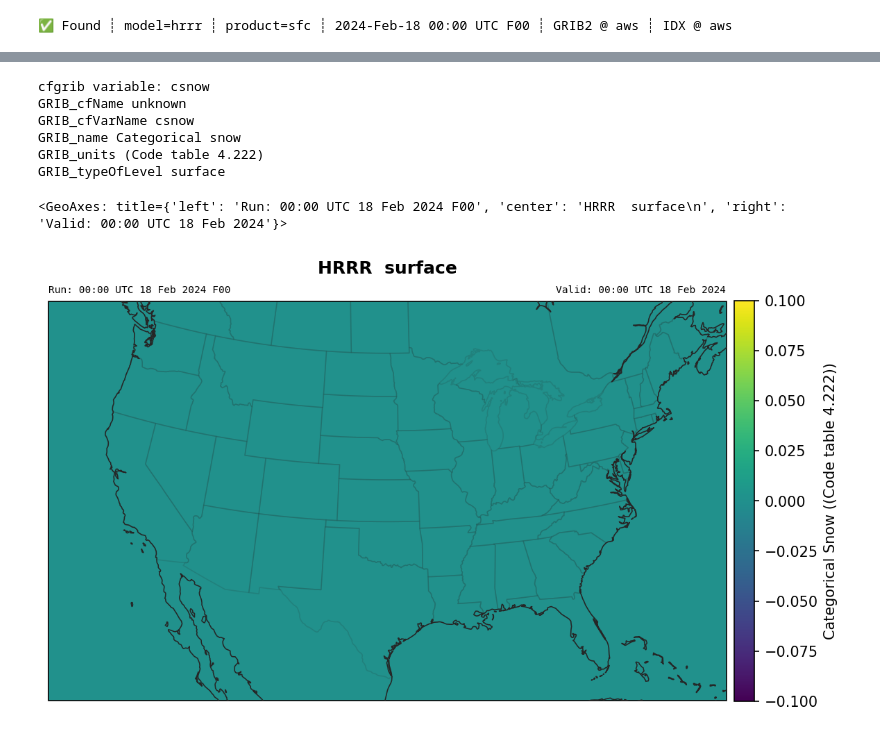
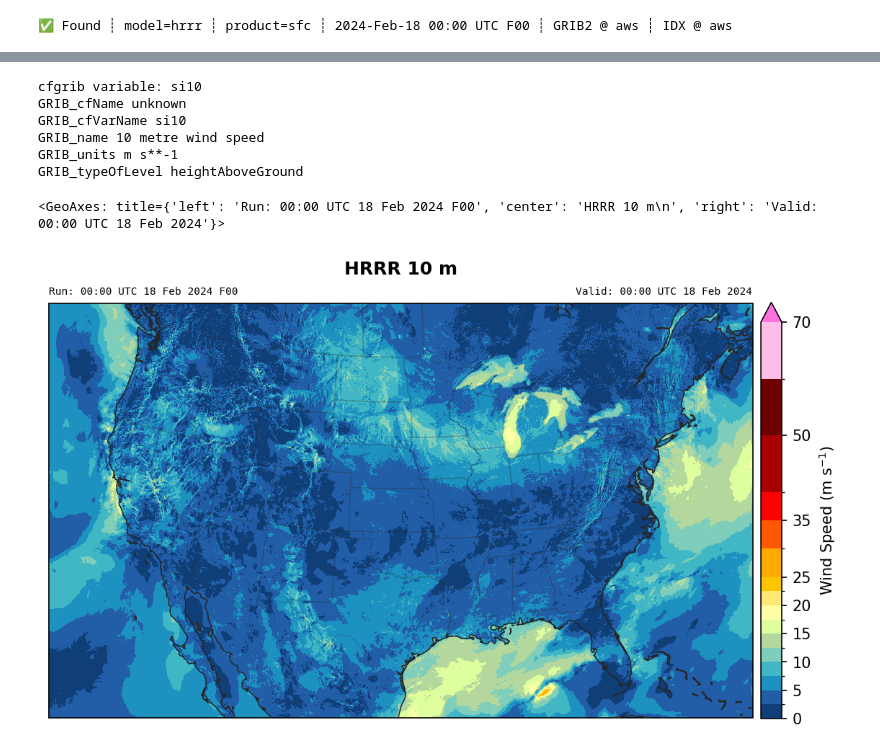
Before and after one commit to jakes44/skagit-met, a Jupyter notebook: herbie_exploration.ipynb, the cells around one changed output, grey strips where cells are left out. Cells and saved outputs as stored; diff of their text form; code cells hidden in the pictures.

Commit message:
Updated herbie exploration

```diff
--- a/herbie_exploration.ipynb
+++ b/herbie_exploration.ipynb
@@ -10,6 +9,9 @@ h = Herbie('2024-02-18')
 # %% [output]
 ✅ Found ┊ model=hrrr ┊ product=sfc ┊ 2024-Feb-18 00:00 UTC F00 ┊ GRIB2 @ aws ┊ IDX @ aws
 # %%
-ds = h.xarray(r":03TOT")
-ds
+# ds = h.xarray(r":03TOT")
+# ds
+
+wind = h.xarray(r":WIND")
+wind.si10
 # %% [output]
@@ -17,33 +35,34 @@ FileNotFoundError: [Errno 2] No such file or directory: '/Users/jesse/data/hrrr/
 # %%
 # ax = EasyMap("110m", crs=ds.herbie.crs, figsize=[10, 8]).STATES().ax
 
 # p = ax.pcolormesh(
 #     ds.longitude,
 #     ds.latitude,
 #     ds.sde,
 #     transform=pc
 # )
 # plt.colorbar(
 #     p,
 #     ax=ax,
 #     orientation="horizontal",
 #     pad=0.01,
 #     shrink=0.8
 # )
 
 # ax.set_title(
 #     f"{ds.model.upper()}: {h.product_description}\nValid: {ds.valid_time.dt.strftime('%H:%M UTC %d %b %Y').item()}",
 #     loc="left",
 # )
 # ax.set_title(ds.sde.GRIB_name, loc="right")
 
-ds.herbie.plot()
+# ds.herbie.plot()
+wind.herbie.plot()
 # %% [output]
-cfgrib variable: csnow
+cfgrib variable: si10
 GRIB_cfName unknown
-GRIB_cfVarName csnow
-GRIB_name Categorical snow
-GRIB_units (Code table 4.222)
-GRIB_typeOfLevel surface
+GRIB_cfVarName si10
+GRIB_name 10 metre wind speed
+GRIB_units m s**-1
+GRIB_typeOfLevel heightAboveGround
-<GeoAxes: title={'left': 'Run: 00:00 UTC 18 Feb 2024 F00', 'center': 'HRRR  surface\n', 'right': 'Valid: 00:00 UTC 18 Feb 2024'}>
+<GeoAxes: title={'left': 'Run: 00:00 UTC 18 Feb 2024 F00', 'center': 'HRRR 10 m\n', 'right': 'Valid: 00:00 UTC 18 Feb 2024'}>
-[figure, old version]
+[figure, new version]
```
Also changed, not shown: parts of 4 cells of this notebook, 1 other file.
